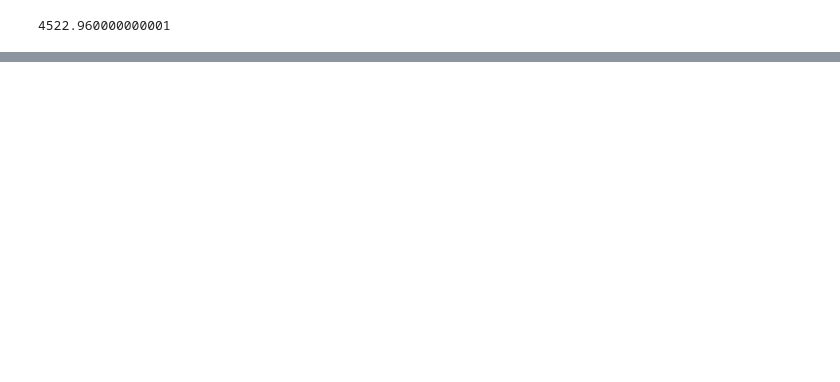
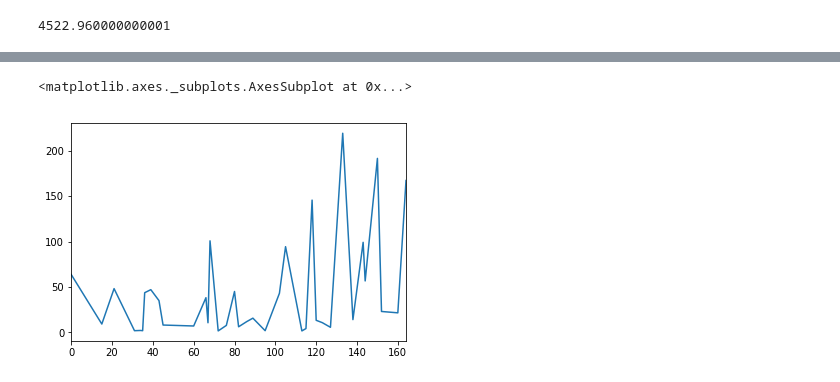
Before and after one commit to cnegrelli/Personal_expenses, a Jupyter notebook: Gastos.ipynb, the cells around one changed output, grey strips where cells are left out. Drawn from its saved outputs; the diff is of its cells as text; code cells hidden in the pictures; blank space fills up the shorter version.

```diff
--- a/Gastos.ipynb
+++ b/Gastos.ipynb
@@ -88,0 +89,5 @@ plt.plot(gastos.groupby('Month').Total.sum(),'o');
+# %%
+gastos[gastos.Sub_categoria == 'Comida'].Total.plot()
+# %% [output]
+<matplotlib.axes._subplots.AxesSubplot at 0x...>
+[figure, added]
```
Also changed, not shown: parts of 11 cells of this notebook.
